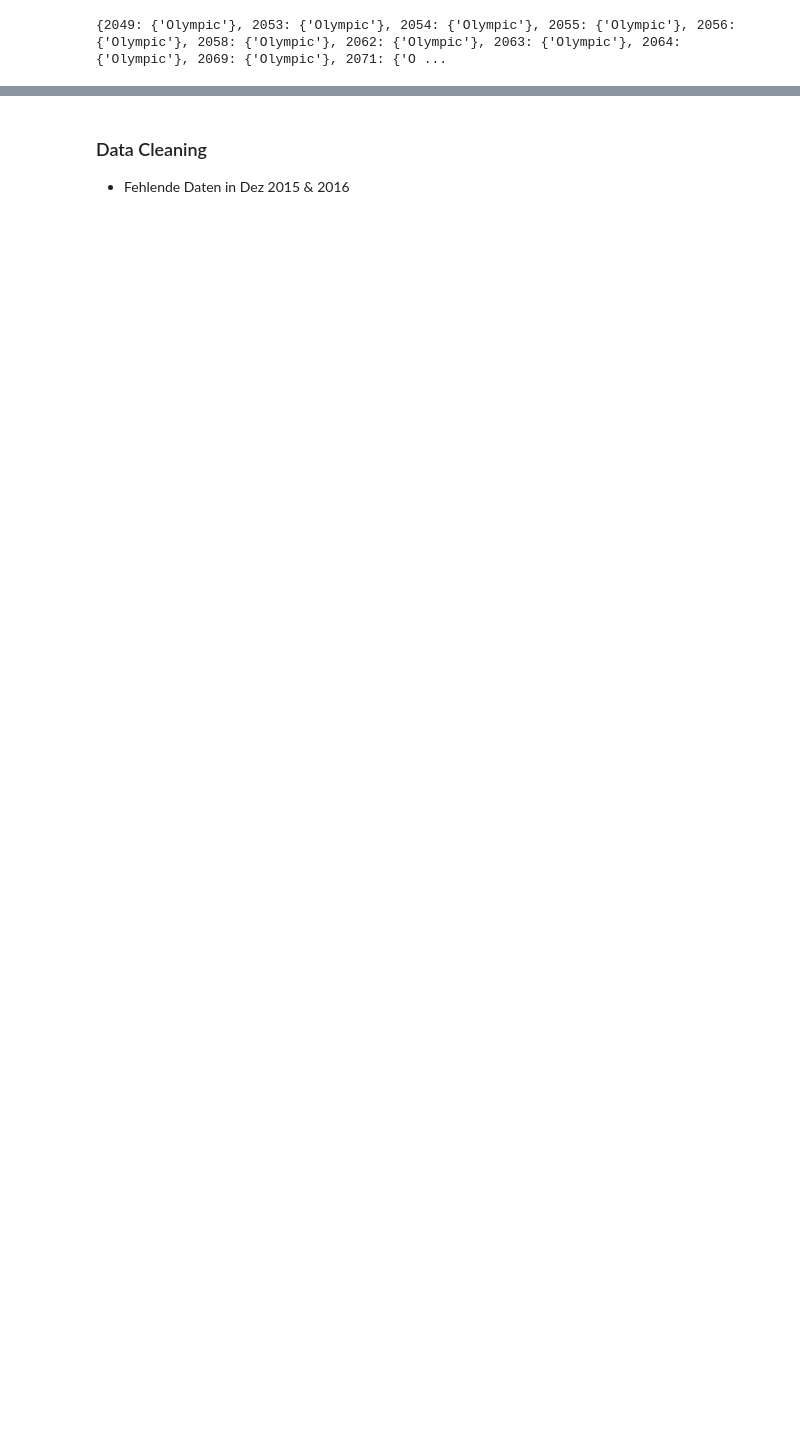
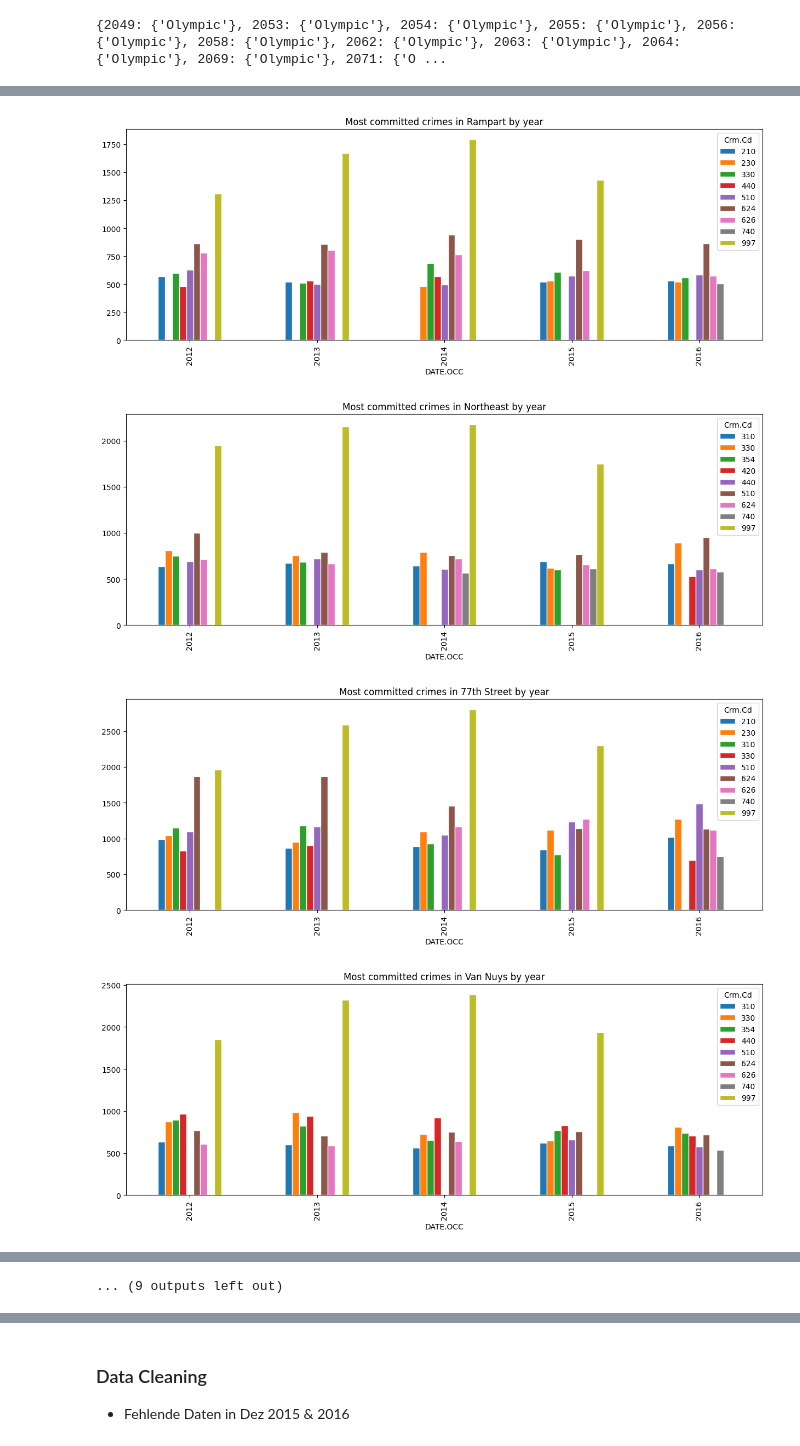
Before and after one commit to dominikth13/BI_Project, a Jupyter notebook: data_analysis.ipynb, the cells around one changed output, grey strips where cells are left out. Cells and saved outputs as stored; diff of their text form; code cells hidden in the pictures; blank space fills up the shorter version.

```diff
--- a/data_analysis.ipynb
+++ b/data_analysis.ipynb
@@ -53,0 +139,11 @@ print(rd_to_area)
+# %%
+for area in data_with_year['AREA.NAME'].unique():
+    data_in_this_area = data_with_year[(data_sorted_by_date_occ['AREA.NAME'] == area)]
+    # Group by area and crime and count
+    data_in_this_area = data_in_this_area[['DATE.OCC','Crm.Cd','CrmCd.Desc', 'DR.NO']].groupby(['DATE.OCC','Crm.Cd'])['DR.NO'].count()
+    data_in_this_area.groupby(level=0, group_keys=False).nlargest(7).unstack(['Crm.Cd']).plot(kind='bar', title=f'Most committed crimes in {area} by year', width=0.5, edgecolor='white', linewidth=1, figsize=(15, 5))
+# %% [output]
+[figure, added]
+[figure, added]
+[figure, added]
+[figure, added]
@@ -53,0 +158 @@ print(rd_to_area)
+... (9 outputs left out)
```
Also changed, not shown: parts of 14 cells of this notebook.
